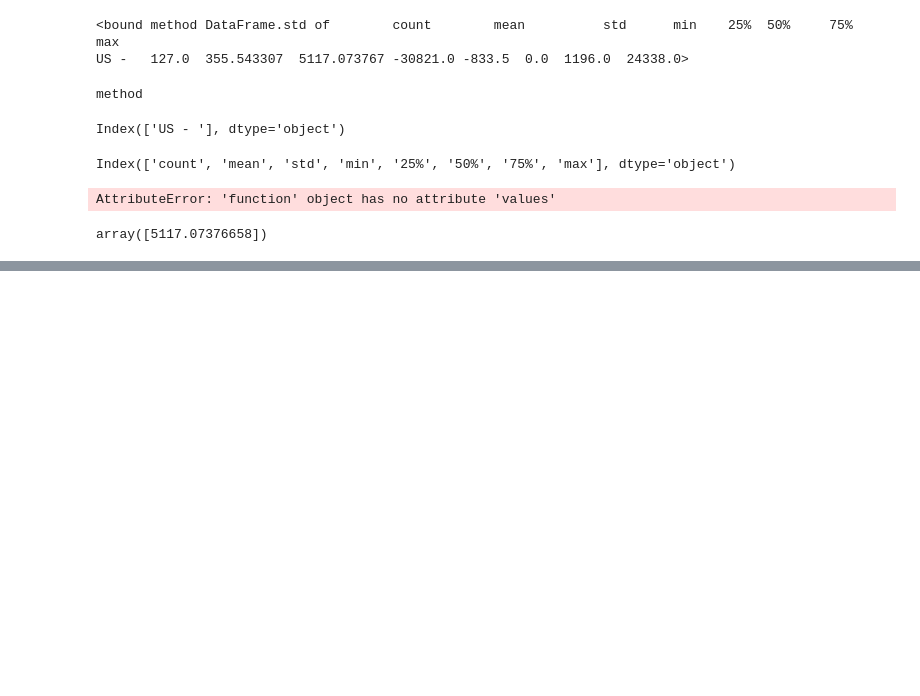
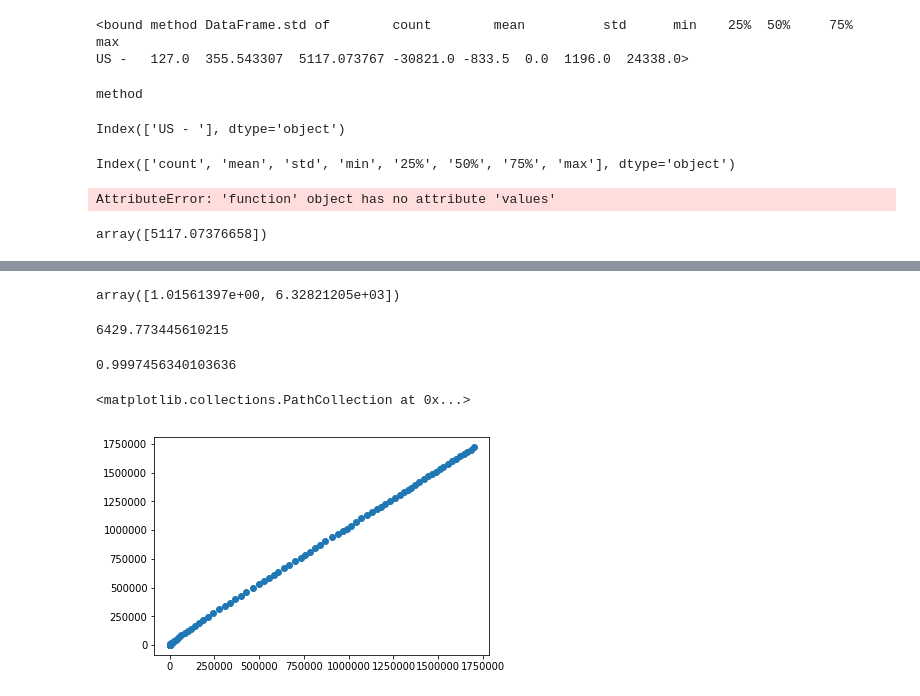
Before and after one commit to jdmarshall527/ucb, a Jupyter notebook: udacity/Capstone/Capstone data exploration.ipynb, the cells around one changed output, grey strips where cells are left out. Cells and saved outputs as stored; diff of their text form; code cells hidden in the pictures; blank space fills up the shorter version.

```diff
--- a/udacity/Capstone/Capstone data exploration.ipynb
+++ b/udacity/Capstone/Capstone data exploration.ipynb
@@ -854,0 +903,24 @@ array([5117.07376658])
+# %%
+model = np.polyfit(x,y,1)
+# %%
+model
+# %% [output]
+array([1.01561397e+00, 6.32821205e+03])
+# %%
+predict = np.poly1d(model)
+confirmed_test_case = 100
+predict(confirmed_test_case)
+# %% [output]
+6429.773445610215
+# %%
+from sklearn.metrics import r2_score
+r2_score(y, predict(x))
+# %% [output]
+0.9997456340103636
+# %%
+x_lin_reg = range(0,127)
+y_lin_reg = predict(x_lin_reg)
+plt.scatter(x,y)
+# %% [output]
+<matplotlib.collections.PathCollection at 0x...>
+[figure, added]
```
Also changed, not shown: parts of 17 cells of this notebook.
